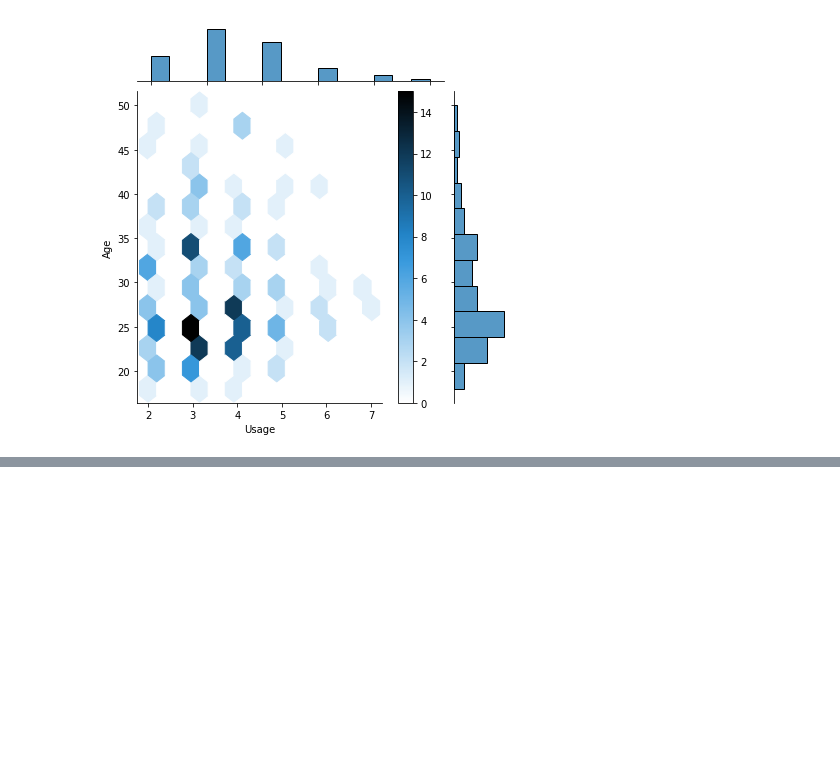
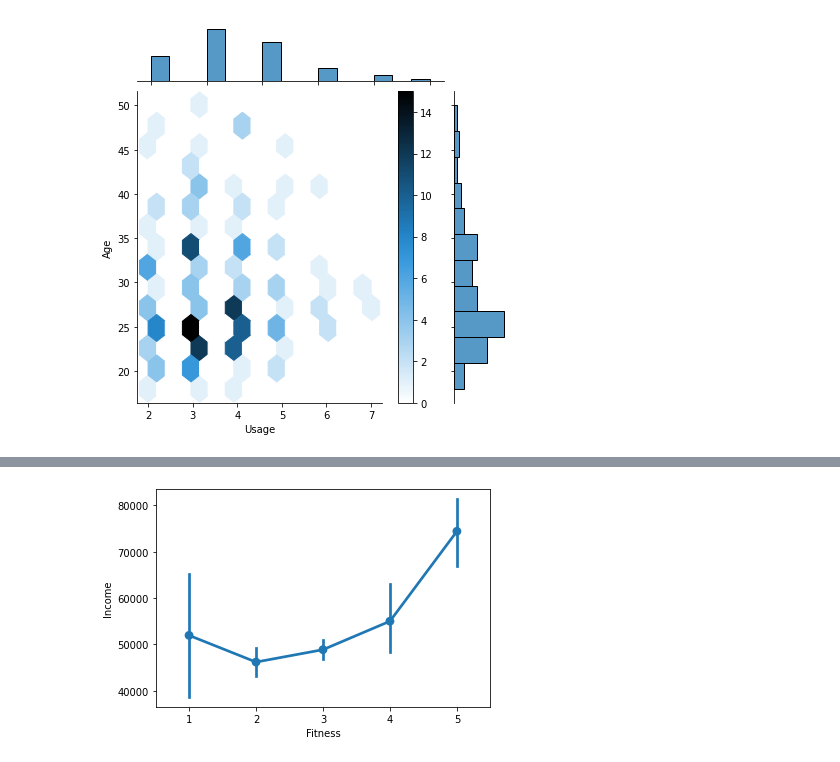
Before and after one commit to Isaac009/PGP-AIML, a Jupyter notebook: Projects/p/CardioGoodProject.ipynb, the cells around one changed output, grey strips where cells are left out. Saved outputs shown, nothing was run; the diff lists cells and outputs as text; code cells hidden in the pictures; blank space fills up the shorter version.

```diff
--- a/Projects/p/CardioGoodProject.ipynb
+++ b/Projects/p/CardioGoodProject.ipynb
@@ -371,0 +398,4 @@ sns.histplot(data=df, x='Age', hue='Gender', kde=True);
+# %%
+sns.pointplot(df.Fitness, df.Income);
+# %% [output]
+[figure, added]
```
Also changed, not shown: parts of 37 cells of this notebook, 3 other files.
